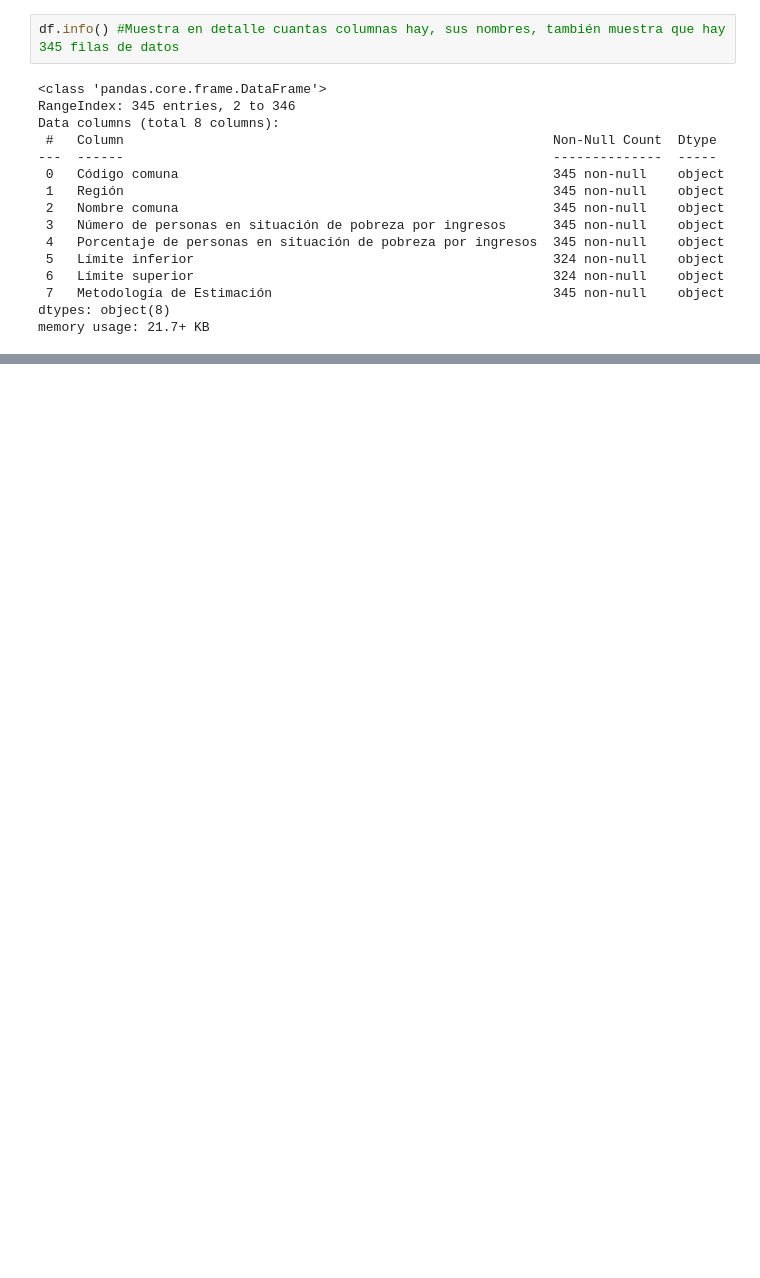
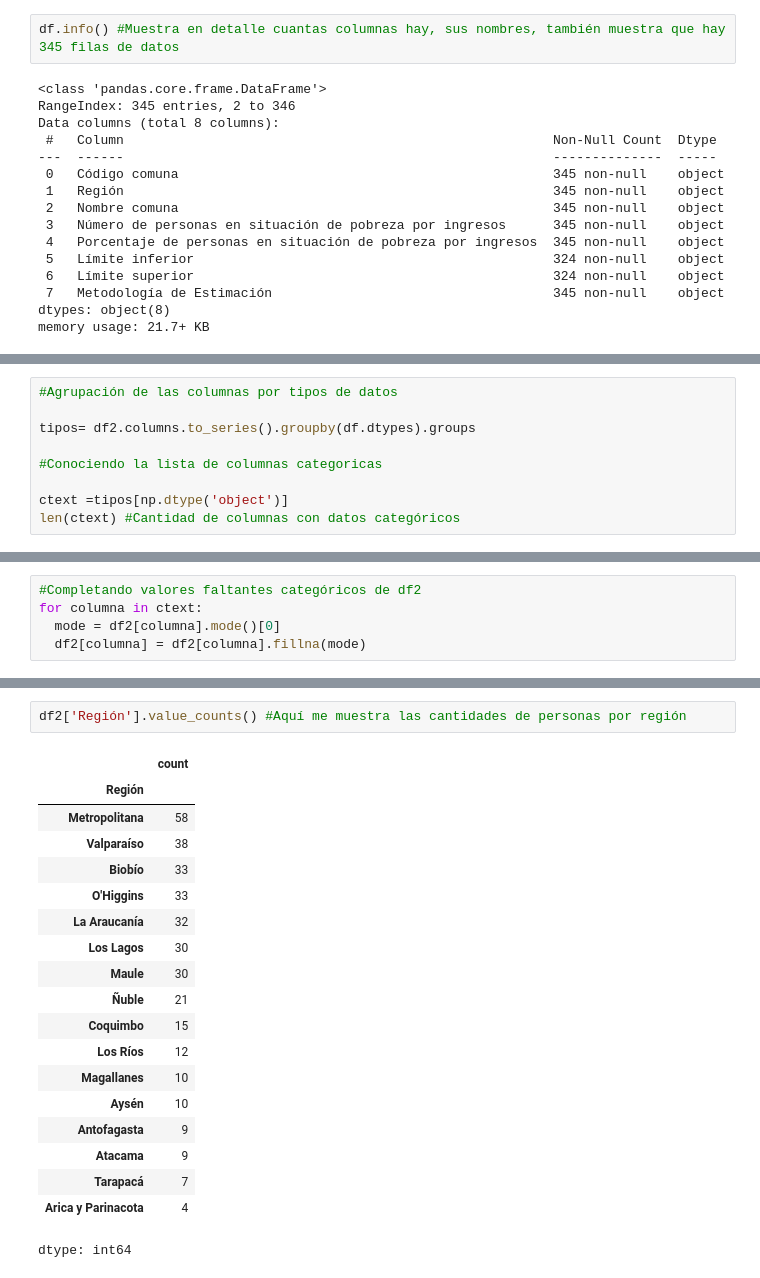
Before and after one commit to masolopa/MINERIADEDATOS, a Jupyter notebook: EV1.ipynb, the cells around one changed output, grey strips where cells are left out. Cells and saved outputs as stored; diff of their text form; blank space fills up the shorter version.

```diff
--- a/EV1.ipynb
+++ b/EV1.ipynb
@@ -196,0 +249,9 @@ memory usage: 27.6+ KB
+# %%
+#Agrupación de las columnas por tipos de datos
+
+tipos= df2.columns.to_series().groupby(df.dtypes).groups
+
+#Conociendo la lista de columnas categoricas
+
+ctext =tipos[np.dtype('object')]
+len(ctext) #Cantidad de columnas con datos categóricos
@@ -196,0 +286,5 @@ memory usage: 27.6+ KB
+# %%
+#Completando valores faltantes categóricos de df2
+for columna in ctext:
+  mode = df2[columna].mode()[0]
+  df2[columna] = df2[columna].fillna(mode)
@@ -196,0 +347,22 @@ memory usage: 27.6+ KB
+# %%
+df2['Región'].value_counts() #Aquí me muestra las cantidades de personas por región
+# %% [output]
+|  | count |
+| Región |  |
+| Metropolitana | 58 |
+| Valparaíso | 38 |
+| Biobío | 33 |
+| O'Higgins | 33 |
+| La Araucanía | 32 |
+| Los Lagos | 30 |
+| Maule | 30 |
+| Ñuble | 21 |
+| Coquimbo | 15 |
+| Los Ríos | 12 |
+| Magallanes | 10 |
+| Aysén | 10 |
+| Antofagasta | 9 |
+| Atacama | 9 |
+| Tarapacá | 7 |
+| Arica y Parinacota | 4 |
+dtype: int64
```
Also changed, not shown: parts of 24 cells of this notebook.
